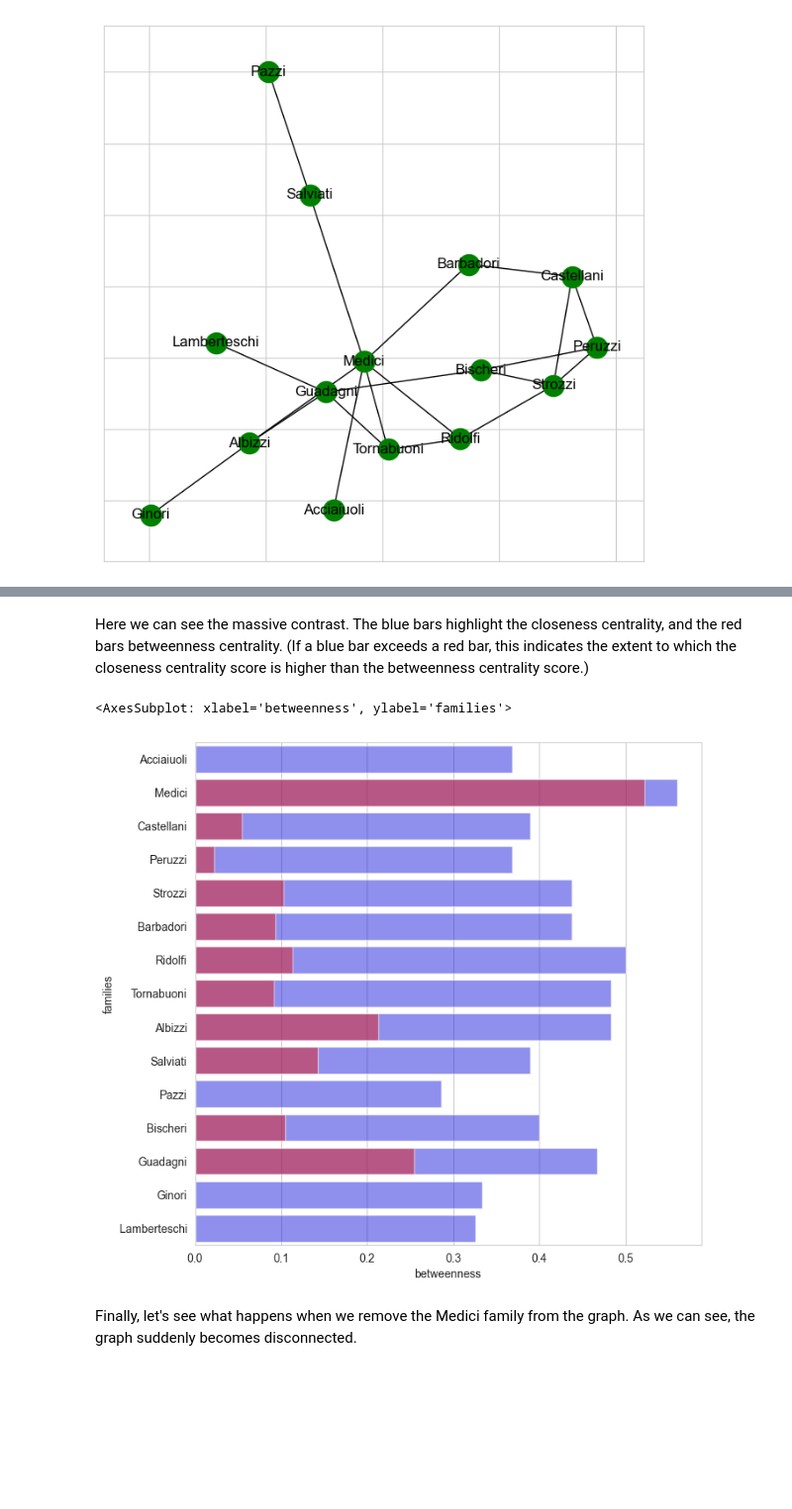
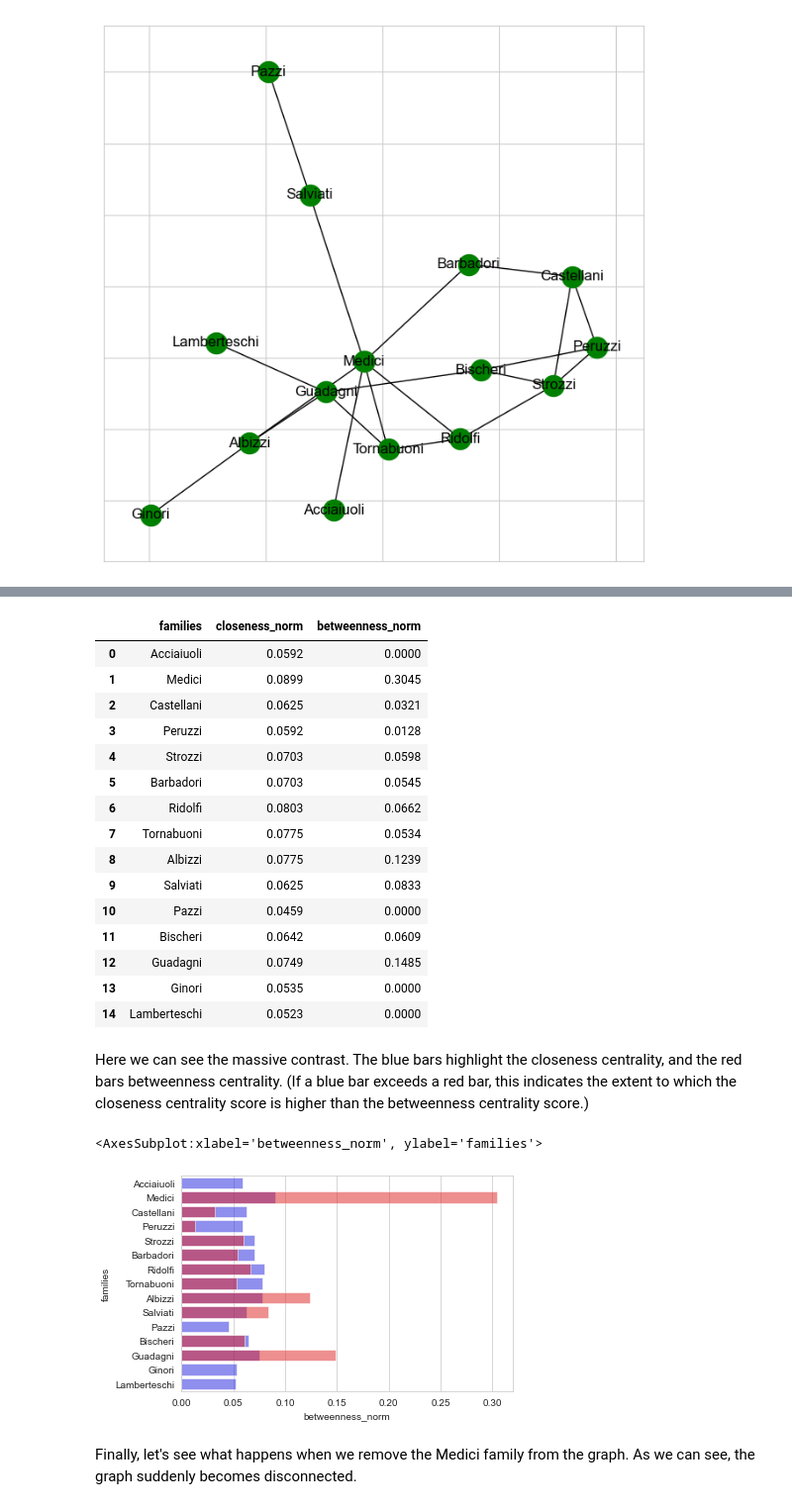
Before and after one commit to maastrichtlawtech/legalnetworkanalysis_textbook, a Jupyter notebook: network_analysis.ipynb, the cells around one changed output, grey strips where cells are left out. Shown at 99% size. Cells and saved outputs as stored; diff of their text form; code cells hidden in the pictures; blank space fills up the shorter version.

```diff
--- a/network_analysis.ipynb
+++ b/network_analysis.ipynb
@@ -1383,4 +1376,0 @@ Conventional centrality measures will show that the Medici have a stronger polit
-# %%
-medici = pd.DataFrame({'families':nx.closeness_centrality(g_florentine).keys(),
-                       'closeness':nx.closeness_centrality(g_florentine).values()})
-medici
@@ -1406,3 +1376,0 @@ Once we factor in betweenness, the scores for the aforementioned families drop s
-# %%
-medici = pd.concat([medici, pd.Series(nx.betweenness_centrality(g_florentine).values())], axis=1).rename({0:"betweenness"}, axis=1)
-medici
@@ -1426,11 +1377,41 @@ medici
+# %%
+closeness_arr = np.array([x for x in nx.closeness_centrality(g_florentine).values()])
+closeness_sum = np.sum(closeness_arr)
+closeness_norm = closeness_arr/closeness_sum
+betweenness_arr = np.array([x for x in nx.betweenness_centrality(g_florentine).values()])
+betweenness_sum = np.sum(betweenness_arr)
+betweenness_norm = betweenness_arr/betweenness_sum
+
+
+df_medici = pd.DataFrame({'families':nx.closeness_centrality(g_florentine).keys(),
+                       'closeness_norm': closeness_norm,
+                      'betweenness_norm': betweenness_norm})
+df_medici
+# %% [output]
+|  | families | closeness_norm | betweenness_norm |
+| 0 | Acciaiuoli | 0.0592 | 0.0000 |
+| 1 | Medici | 0.0899 | 0.3045 |
+| 2 | Castellani | 0.0625 | 0.0321 |
+| 3 | Peruzzi | 0.0592 | 0.0128 |
+| 4 | Strozzi | 0.0703 | 0.0598 |
+| 5 | Barbadori | 0.0703 | 0.0545 |
+| 6 | Ridolfi | 0.0803 | 0.0662 |
+| 7 | Tornabuoni | 0.0775 | 0.0534 |
+| 8 | Albizzi | 0.0775 | 0.1239 |
+| 9 | Salviati | 0.0625 | 0.0833 |
+| 10 | Pazzi | 0.0459 | 0.0000 |
+| 11 | Bischeri | 0.0642 | 0.0609 |
+| 12 | Guadagni | 0.0749 | 0.1485 |
+| 13 | Ginori | 0.0535 | 0.0000 |
+| 14 | Lamberteschi | 0.0523 | 0.0000 |
 # %% [markdown]
 Here we can see the massive contrast. The blue bars highlight the closeness centrality, and the red bars betweenness centrality. (If a blue bar exceeds a red bar, this indicates the extent to which the closeness centrality score is higher than the betweenness centrality score.)
 # %%
-sns.barplot(y = medici.families, x = medici.closeness, color='blue', alpha =0.5)
-sns.barplot(y = medici.families, x = medici.betweenness, color='red', alpha = 0.5)
+sns.barplot(y = df_medici.families, x = df_medici.closeness_norm, color='blue', alpha =0.5)
+sns.barplot(y = df_medici.families, x = medici.betweenness_norm, color='red', alpha = 0.5)
 # %% [output]
-<AxesSubplot: xlabel='betweenness', ylabel='families'>
+<AxesSubplot:xlabel='betweenness_norm', ylabel='families'>
-[figure, old version]
+[figure, new version]
 # %% [markdown]
 Finally, let's see what happens when we remove the Medici family from the graph. As we can see, the graph suddenly becomes disconnected.
 # %%
```
Also changed, not shown: parts of 20 cells of this notebook.
